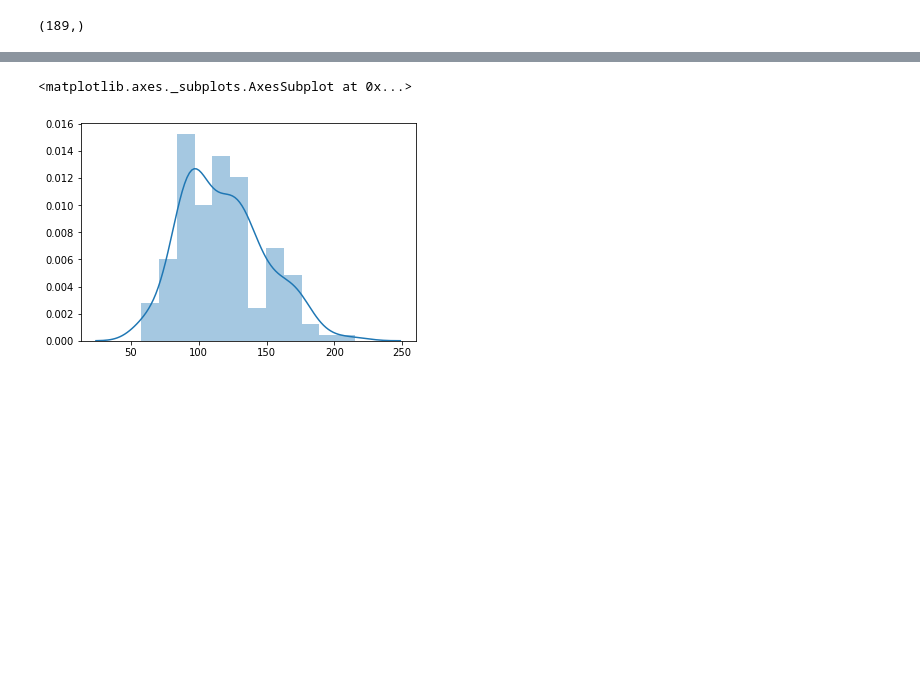
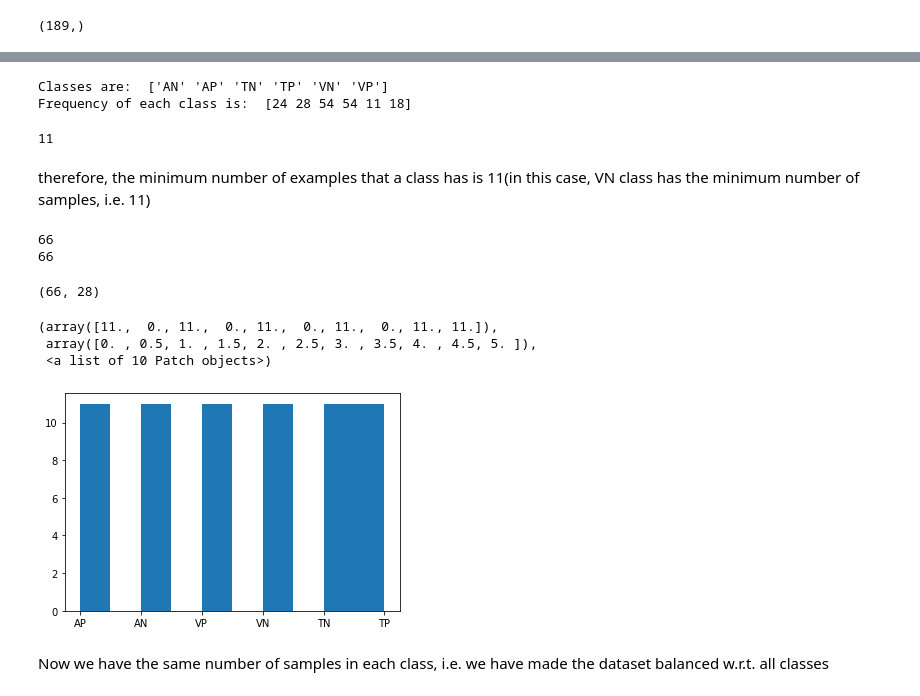
Before and after one commit to akshayDev17/MMT_assignment2, a Jupyter notebook: src/assignment2.ipynb, the cells around one changed output, grey strips where cells are left out. Saved outputs shown, nothing was run; the diff lists cells and outputs as text; code cells hidden in the pictures; blank space fills up the shorter version.

```diff
--- a/src/assignment2.ipynb
+++ b/src/assignment2.ipynb
@@ -112,0 +124,43 @@ y.shape
+# %%
+uniqueValues, occurCount = np.unique(y, return_counts=True)
+print("Classes are: ", uniqueValues)
+print("Frequency of each class is: ", occurCount)
+# %% [output]
+Classes are:  ['AN' 'AP' 'TN' 'TP' 'VN' 'VP']
+Frequency of each class is:  [24 28 54 54 11 18]
+# %%
+numExamplesPerClass = min(occurCount)
+numExamplesPerClass
+# %% [output]
+11
+# %% [markdown]
+therefore, the minimum number of examples that a class has is 11(in this case, VN class has the minimum number of samples, i.e. 11)
+# %%
+tn_count, tp_count, vn_count, vp_count, an_count, ap_count = 0, 0, 0, 0, 0, 0
+new_y_labels = []
+new_feature_set = []
+for l in range(len(y_labels)):
+    if y_labels[l] == 'TN' and tn_count < numExamplesPerClass:
+        new_y_labels.append(y_labels[l])
+        new_feature_set.append(feature_set[l])
+        tn_count += 1
+    if y_labels[l] == 'TP' and tp_count < numExamplesPerClass:
+        new_y_labels.append(y_labels[l])
+        new_feature_set.append(feature_set[l])
+        tp_count += 1
+    if y_labels[l] == 'AP' and ap_count < numExamplesPerClass:
+        new_y_labels.append(y_labels[l])
+        new_feature_set.append(feature_set[l])
+        ap_count += 1
+    if y_labels[l] == 'AN' and an_count < numExamplesPerClass:
+        new_y_labels.append(y_labels[l])
+        new_feature_set.append(feature_set[l])
+        an_count += 1
+    if y_labels[l] == 'VN' and vn_count < numExamplesPerClass:
+        new_y_labels.append(y_labels[l])
+        new_feature_set.append(feature_set[l])
+        vn_count += 1
+    if y_labels[l] == 'VP' and vp_count < numExamplesPerClass:
+        new_y_labels.append(y_labels[l])
+        new_feature_set.append(feature_set[l])
+        vp_count += 1
@@ -112,0 +178,20 @@ y.shape
+# %%
+print(len(new_y_labels))
+print(len(new_feature_set))
+# %% [output]
+66
+66
+# %%
+new_feature_set = np.array(new_feature_set)
+new_feature_set.shape
+# %% [output]
+(66, 28)
+# %%
+plt.hist(new_y_labels)
+# %% [output]
+(array([11.,  0., 11.,  0., 11.,  0., 11.,  0., 11., 11.]),
+ array([0. , 0.5, 1. , 1.5, 2. , 2.5, 3. , 3.5, 4. , 4.5, 5. ]),
+ <a list of 10 Patch objects>)
+[figure, added]
+# %% [markdown]
+Now we have the same number of samples in each class, i.e. we have made the dataset balanced w.r.t. all classes
@@ -119,7 +212,2 @@ feature_list = ['tempo', 'beats', 'chromagram', 'rmse',
 # %%
 import seaborn as sns
-# %%
-sns.distplot(feature_set[:,0])
-# %% [output]
-<matplotlib.axes._subplots.AxesSubplot at 0x...>
-[figure, removed]
```
Also changed, not shown: parts of 100 cells of this notebook.
